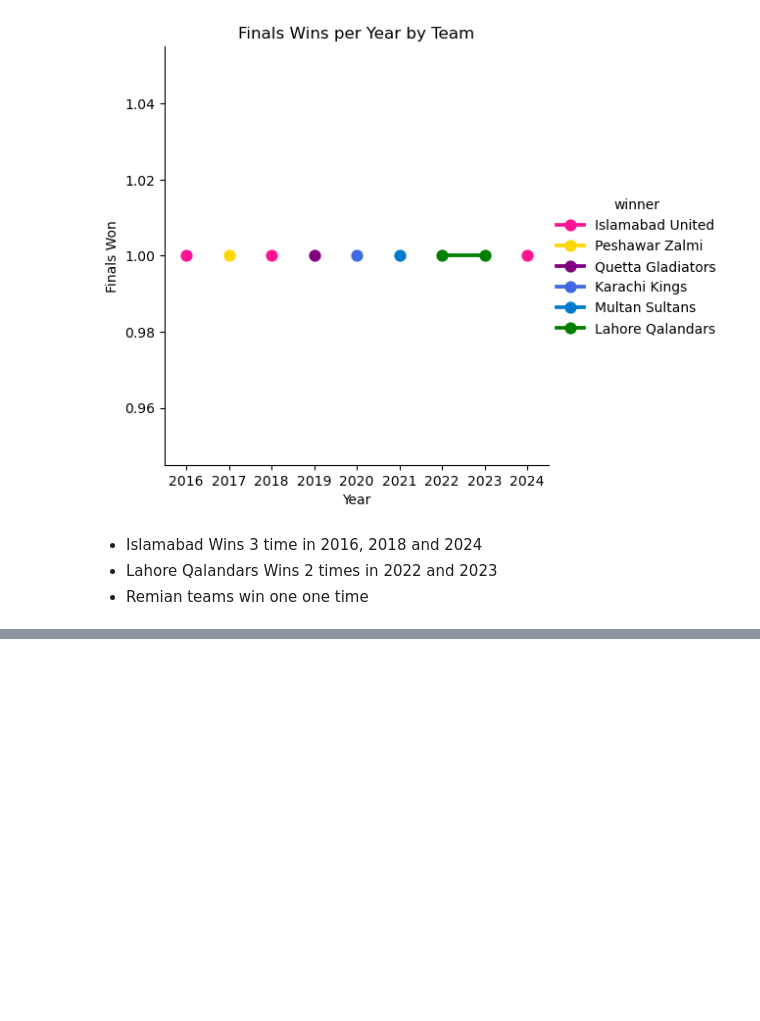
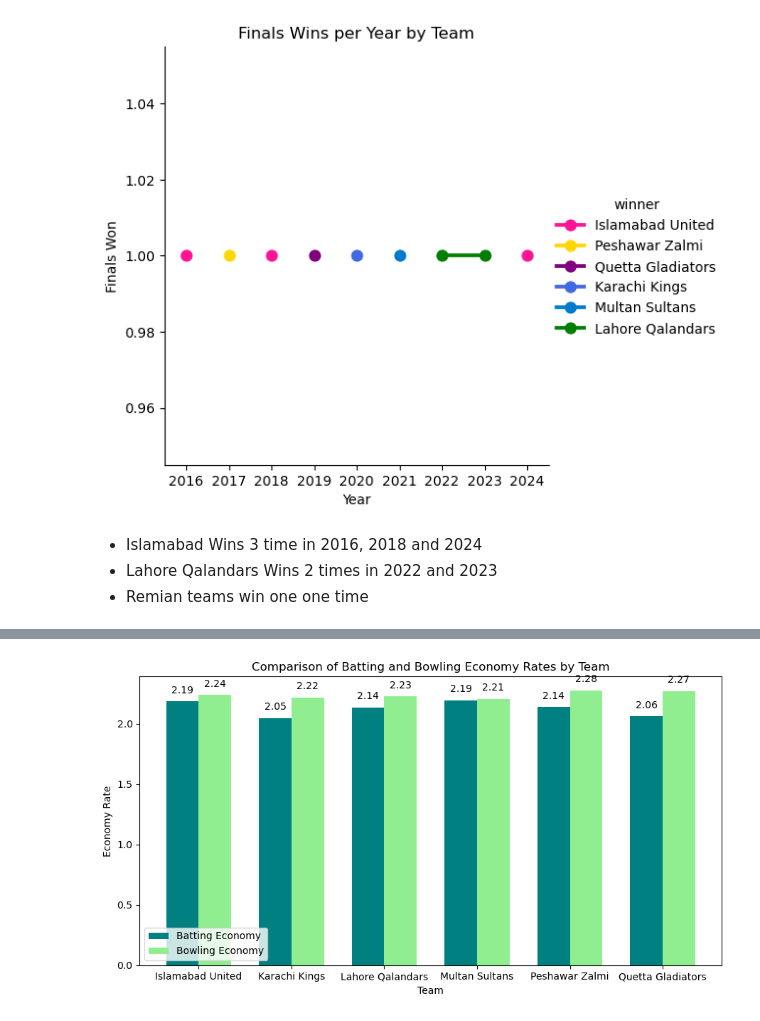
Before and after one commit to danisharain12/Machine-Learning-Projects, a Jupyter notebook: PSL 2025 Winner Prediction/PSL_2025_Winner_Prediction.ipynb, the cells around one changed output, grey strips where cells are left out. Cells and saved outputs as stored; diff of their text form; code cells hidden in the pictures; blank space fills up the shorter version.

```diff
--- a/PSL 2025 Winner Prediction/PSL_2025_Winner_Prediction.ipynb
+++ b/PSL 2025 Winner Prediction/PSL_2025_Winner_Prediction.ipynb
@@ -689,0 +662,30 @@ What It Tells You: Teams that balance both strong batting and bowling have a bet
+# %%
+bowling_stats = df.groupby('bowling_team').agg({'total_runs': 'sum','ball': 'sum'}).reset_index()
+bowling_stats['bowling_economy'] = (bowling_stats['total_runs'] / bowling_stats['ball']) * 6
+
+team_stats = pd.merge(batting_stats[['batting_team', 'batting_economy']],
+                       bowling_stats[['bowling_team', 'bowling_economy']],
+                       left_on='batting_team', right_on='bowling_team')
+fig, ax = plt.subplots(figsize=(9, 5))
+bar_width = 0.35
+index = range(len(team_stats))
+
+bar1 = ax.bar(index, team_stats['batting_economy'], bar_width, label='Batting Economy', color='teal')
+bar2 = ax.bar([p + bar_width for p in index], team_stats['bowling_economy'], bar_width, label='Bowling Economy', color='lightgreen')
+ax.set_xlabel('Team')
+ax.set_ylabel('Economy Rate')
+ax.set_title('Comparison of Batting and Bowling Economy Rates by Team')
+ax.set_xticks([p + bar_width / 2 for p in index])
+ax.set_xticklabels(team_stats['batting_team'])
+
+for bar in bar1:
+    ax.text(bar.get_x() + bar.get_width() / 2, bar.get_height() + 0.05,
+            round(bar.get_height(), 2), ha='center', va='bottom', fontsize=10)
+for bar in bar2:
+    ax.text(bar.get_x() + bar.get_width() / 2, bar.get_height() + 0.05,
+            round(bar.get_height(), 2), ha='center', va='bottom', fontsize=10)
+ax.legend()
+plt.tight_layout()
+plt.show()
+# %% [output]
+[figure, added]
```
Also changed, not shown: parts of 16 cells of this notebook.
